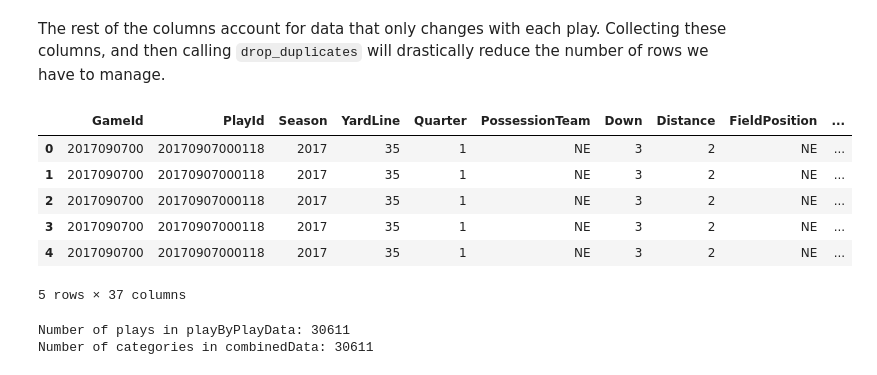
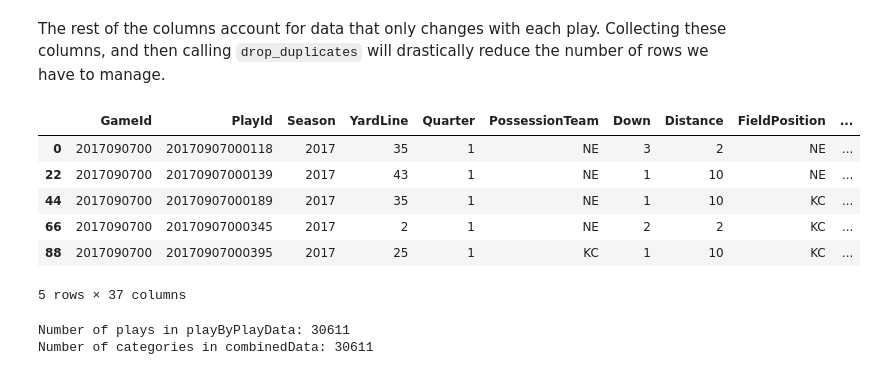
Before and after one commit to MughilM/Data-Science-Projects, a Jupyter notebook: NFL NextGen/1 - Data Cleaning.ipynb, the cells around one changed output. Saved outputs shown, nothing was run; the diff lists cells and outputs as text; code cells hidden in the pictures.

```diff
--- a/NFL NextGen/1 - Data Cleaning.ipynb
+++ b/NFL NextGen/1 - Data Cleaning.ipynb
@@ -145,6 +145,10 @@ cutDownData[['GameClockMinute', 'GameClockSecond']] = cutDownData[['GameClockMin
 cutDownData['Half'] = 1
 cutDownData.loc[(cutDownData.Quarter == 3) | (cutDownData.Quarter == 4), 'Half'] = 2
 cutDownData.loc[cutDownData.Quarter == 5, 'Half'] = 3
+
+# The 1st and 3rd quarter need 15 minutes
+# added to their game clock of the half..
+cutDownData.loc[(cutDownData.Quarter == 1) | (cutDownData.Quarter == 3), 'GameClockMinute'] += 15
 cutDownData.head()
 # %% [output]
 |  | GameId | PlayId | Team | X | Y | S | A | Dis | Orientation | Dir | ... | ... |
@@ -387,16 +391,16 @@ The rest of the columns account for data that only changes with each play. Colle
 # %%
 # Drop the columns in the preivous two data frames,
 # except for the game and play ID.
 # Add JerseyNumber and GameClock to the list because those wasn't dropped.
-playByPlayData = combinedData.drop(columns=positionLevelCols + playerCharaCols + ['JerseyNumber', 'GameClock'])
+playByPlayData = combinedData.drop(columns=positionLevelCols + playerCharaCols + ['JerseyNumber', 'GameClock']).drop_duplicates()
 playByPlayData.head()
 # %% [output]
 |  | GameId | PlayId | Season | YardLine | Quarter | PossessionTeam | Down | Distance | FieldPosition | ... |
 | 0 | 2017090700 | 20170907000118 | 2017 | 35 | 1 | NE | 3 | 2 | NE | ... |
-| 1 | 2017090700 | 20170907000118 | 2017 | 35 | 1 | NE | 3 | 2 | NE | ... |
-| 2 | 2017090700 | 20170907000118 | 2017 | 35 | 1 | NE | 3 | 2 | NE | ... |
-| 3 | 2017090700 | 20170907000118 | 2017 | 35 | 1 | NE | 3 | 2 | NE | ... |
-| 4 | 2017090700 | 20170907000118 | 2017 | 35 | 1 | NE | 3 | 2 | NE | ... |
+| 22 | 2017090700 | 20170907000139 | 2017 | 43 | 1 | NE | 1 | 10 | NE | ... |
+| 44 | 2017090700 | 20170907000189 | 2017 | 35 | 1 | NE | 1 | 10 | KC | ... |
+| 66 | 2017090700 | 20170907000345 | 2017 | 2 | 1 | NE | 2 | 2 | KC | ... |
+| 88 | 2017090700 | 20170907000395 | 2017 | 25 | 1 | KC | 1 | 10 | KC | ... |
 5 rows × 37 columns
 # %%
 # Sanity check
```
Also changed, not shown: parts of 1 cell of this notebook, 1 other file.
